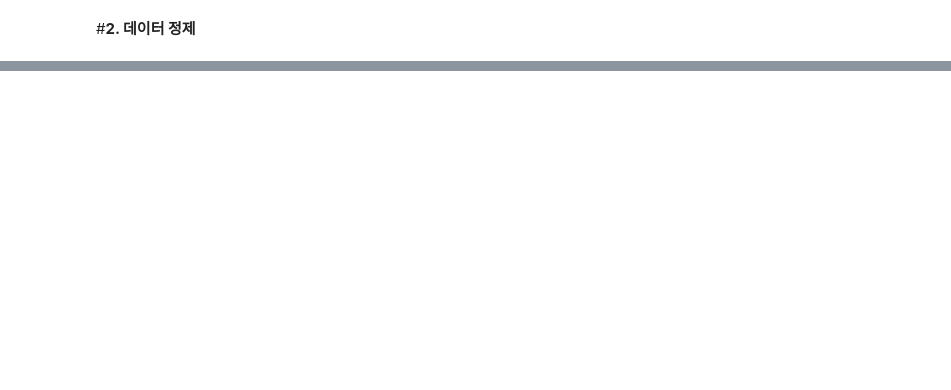
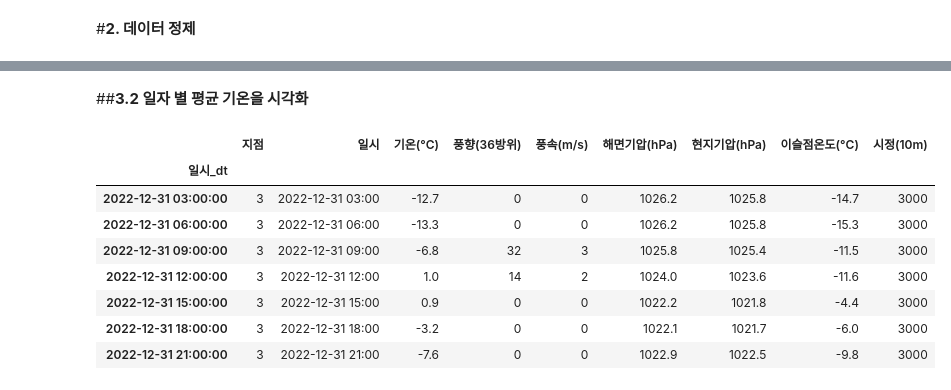
Before and after one commit to thdfydgh/MilitaryProjectDA, a Jupyter notebook: NorthKoreaDA.ipynb, the cells around one changed output, grey strips where cells are left out. Saved outputs shown, nothing was run; the diff lists cells and outputs as text; code cells hidden in the pictures; blank space fills up the shorter version.

```diff
--- a/NorthKoreaDA.ipynb
+++ b/NorthKoreaDA.ipynb
@@ -40,0 +109,10 @@ data.tail()
+# %%
+data.dropna(axis = 1, inplace = True)
+#결측값 확인
+# data[['지점', '일시', '전운량(할)', '최저운고(할)', '중하층운량(할)', '하층운형', '중층운형',
+#        '상층운형', '기온(°C)', '풍향(36방위)', '풍속(m/s)', '해면기압(hPa)', '현지기압(hPa)',
+#        '12시간강수량(mm)', '상대습도(%)', '이슬점온도(°C)', '시정(10m)']].isna().sum()
+print(data.shape)
+print(data.columns.values)
+data.head()
+data.tail()
@@ -40,0 +222,15 @@ data.tail()
+# %% [markdown]
+##**3.2 일자 별 평균 기온을 시각화**
+# %%
+# 2022년 12월 31일의 데이터 확인
+data.iloc[0:7]
+# %% [output]
+|  | 지점 | 일시 | 기온(°C) | 풍향(36방위) | 풍속(m/s) | 해면기압(hPa) | 현지기압(hPa) | 이슬점온도(°C) | 시정(10m) |
+| 일시_dt |  |  |  |  |  |  |  |  |  |
+| 2022-12-31 03:00:00 | 3 | 2022-12-31 03:00 | -12.7 | 0 | 0 | 1026.2 | 1025.8 | -14.7 | 3000 |
+| 2022-12-31 06:00:00 | 3 | 2022-12-31 06:00 | -13.3 | 0 | 0 | 1026.2 | 1025.8 | -15.3 | 3000 |
+| 2022-12-31 09:00:00 | 3 | 2022-12-31 09:00 | -6.8 | 32 | 3 | 1025.8 | 1025.4 | -11.5 | 3000 |
+| 2022-12-31 12:00:00 | 3 | 2022-12-31 12:00 | 1.0 | 14 | 2 | 1024.0 | 1023.6 | -11.6 | 3000 |
+| 2022-12-31 15:00:00 | 3 | 2022-12-31 15:00 | 0.9 | 0 | 0 | 1022.2 | 1021.8 | -4.4 | 3000 |
+| 2022-12-31 18:00:00 | 3 | 2022-12-31 18:00 | -3.2 | 0 | 0 | 1022.1 | 1021.7 | -6.0 | 3000 |
+| 2022-12-31 21:00:00 | 3 | 2022-12-31 21:00 | -7.6 | 0 | 0 | 1022.9 | 1022.5 | -9.8 | 3000 |
```
Also changed, not shown: parts of 25 cells of this notebook.
